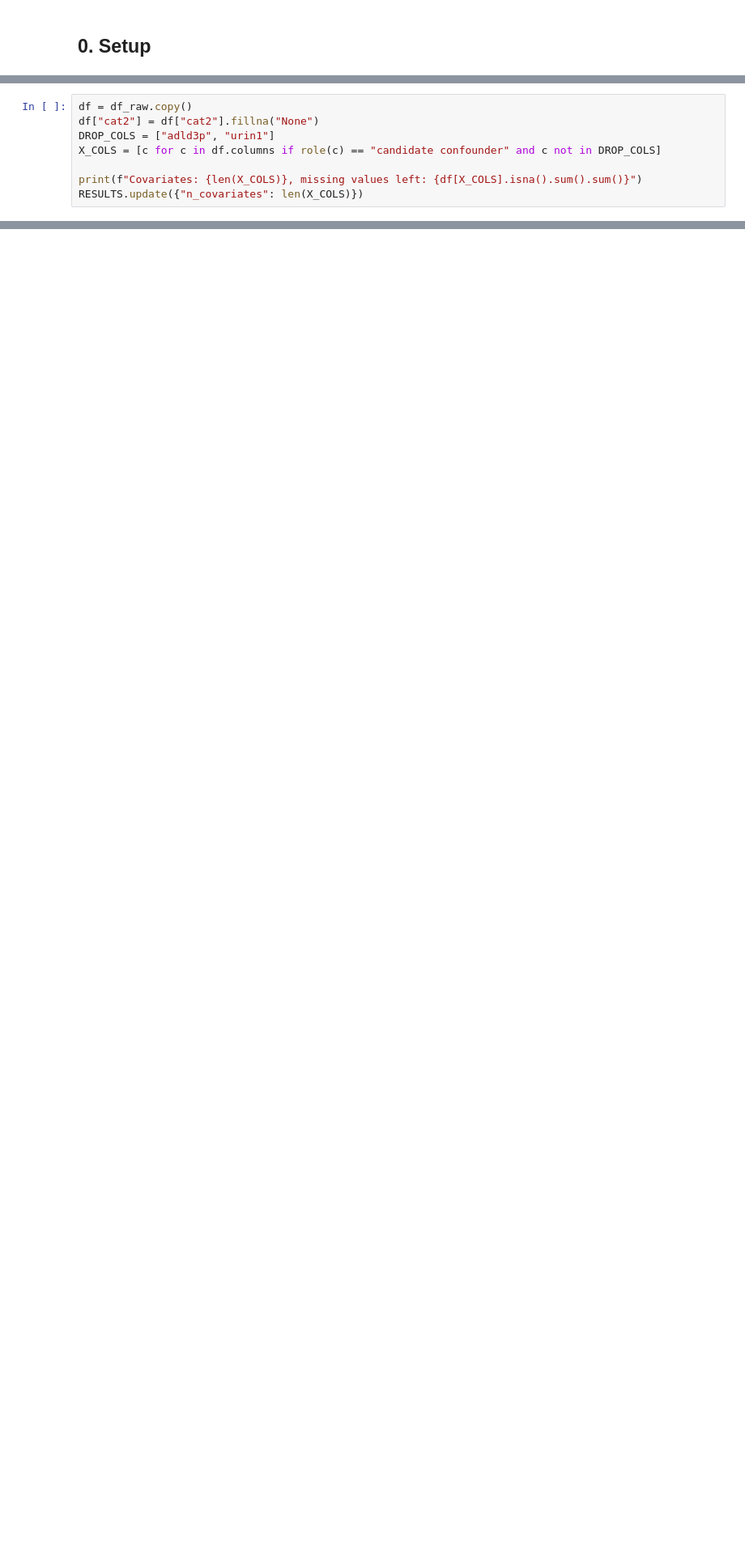
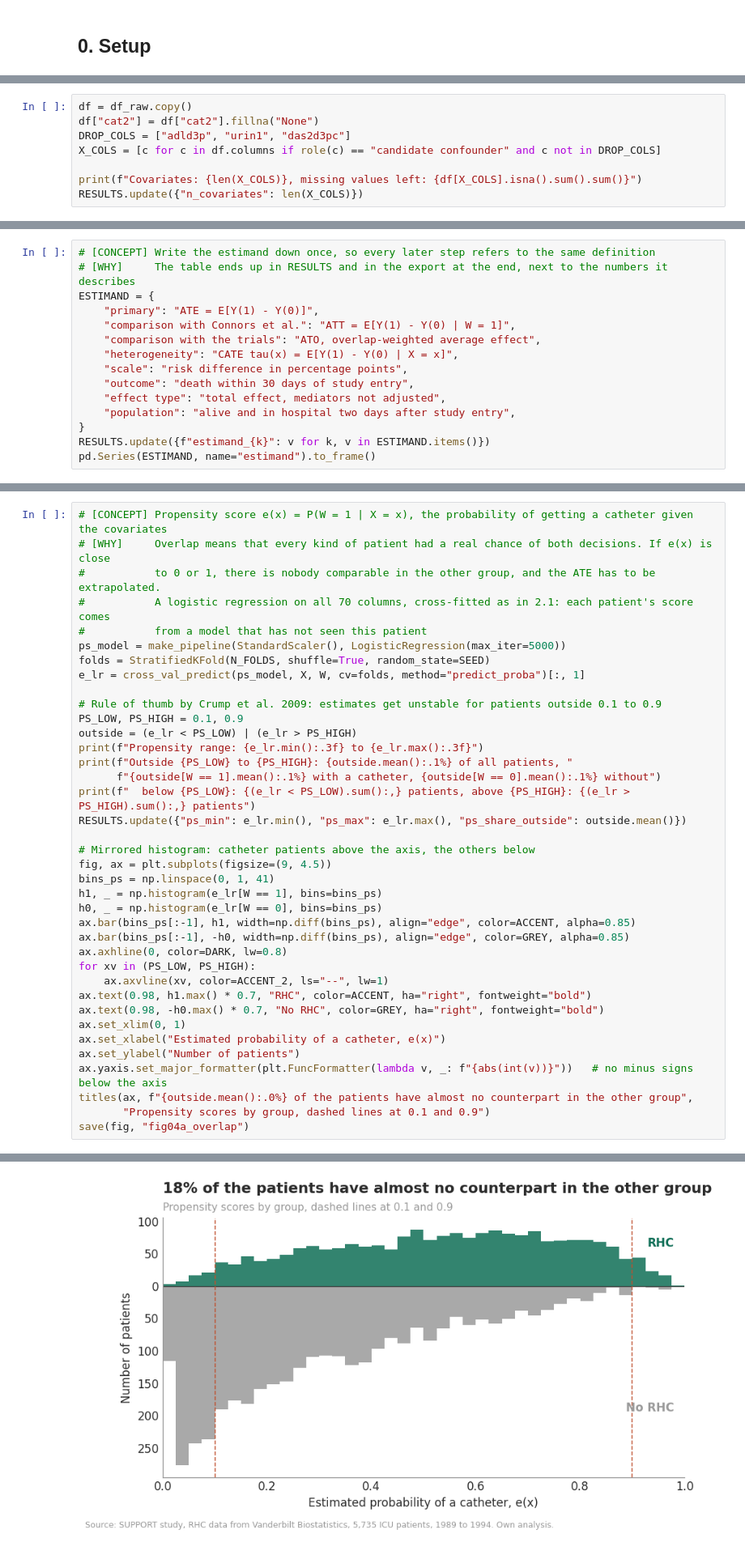
Before and after one commit to JananthanU/causal-inference-heart-catheter-mortality, a Jupyter notebook: notebooks/rhc_causal_ml_pipeline.ipynb, the cells around one changed output, grey strips where cells are left out. Shown at 81% size. Saved outputs shown, nothing was run; the diff lists cells and outputs as text; blank space fills up the shorter version.

```diff
--- a/notebooks/rhc_causal_ml_pipeline.ipynb
+++ b/notebooks/rhc_causal_ml_pipeline.ipynb
@@ -305,7 +353,7 @@ Urine output was not recorded before 1992 and is available for most patients aft
 # %%
 df = df_raw.copy()
 df["cat2"] = df["cat2"].fillna("None")
-DROP_COLS = ["adld3p", "urin1"]
+DROP_COLS = ["adld3p", "urin1", "das2d3pc"]
 X_COLS = [c for c in df.columns if role(c) == "candidate confounder" and c not in DROP_COLS]
 
 print(f"Covariates: {len(X_COLS)}, missing values left: {df[X_COLS].isna().sum().sum()}")
@@ -321,0 +797,15 @@ Covariates: 51, missing values left: 0
+# %%
+# [CONCEPT] Write the estimand down once, so every later step refers to the same definition
+# [WHY]     The table ends up in RESULTS and in the export at the end, next to the numbers it describes
+ESTIMAND = {
+    "primary": "ATE = E[Y(1) - Y(0)]",
+    "comparison with Connors et al.": "ATT = E[Y(1) - Y(0) | W = 1]",
+    "comparison with the trials": "ATO, overlap-weighted average effect",
+    "heterogeneity": "CATE tau(x) = E[Y(1) - Y(0) | X = x]",
+    "scale": "risk difference in percentage points",
+    "outcome": "death within 30 days of study entry",
+    "effect type": "total effect, mediators not adjusted",
+    "population": "alive and in hospital two days after study entry",
+}
+RESULTS.update({f"estimand_{k}": v for k, v in ESTIMAND.items()})
+pd.Series(ESTIMAND, name="estimand").to_frame()
@@ -321,0 +837,39 @@ Covariates: 51, missing values left: 0
+# %%
+# [CONCEPT] Propensity score e(x) = P(W = 1 | X = x), the probability of getting a catheter given the covariates
+# [WHY]     Overlap means that every kind of patient had a real chance of both decisions. If e(x) is close
+#           to 0 or 1, there is nobody comparable in the other group, and the ATE has to be extrapolated.
+#           A logistic regression on all 70 columns, cross-fitted as in 2.1: each patient's score comes
+#           from a model that has not seen this patient
+ps_model = make_pipeline(StandardScaler(), LogisticRegression(max_iter=5000))
+folds = StratifiedKFold(N_FOLDS, shuffle=True, random_state=SEED)
+e_lr = cross_val_predict(ps_model, X, W, cv=folds, method="predict_proba")[:, 1]
+
+# Rule of thumb by Crump et al. 2009: estimates get unstable for patients outside 0.1 to 0.9
+PS_LOW, PS_HIGH = 0.1, 0.9
+outside = (e_lr < PS_LOW) | (e_lr > PS_HIGH)
+print(f"Propensity range: {e_lr.min():.3f} to {e_lr.max():.3f}")
+print(f"Outside {PS_LOW} to {PS_HIGH}: {outside.mean():.1%} of all patients, "
+      f"{outside[W == 1].mean():.1%} with a catheter, {outside[W == 0].mean():.1%} without")
+print(f"  below {PS_LOW}: {(e_lr < PS_LOW).sum():,} patients, above {PS_HIGH}: {(e_lr > PS_HIGH).sum():,} patients")
+RESULTS.update({"ps_min": e_lr.min(), "ps_max": e_lr.max(), "ps_share_outside": outside.mean()})
+
+# Mirrored histogram: catheter patients above the axis, the others below
+fig, ax = plt.subplots(figsize=(9, 4.5))
+bins_ps = np.linspace(0, 1, 41)
+h1, _ = np.histogram(e_lr[W == 1], bins=bins_ps)
+h0, _ = np.histogram(e_lr[W == 0], bins=bins_ps)
+ax.bar(bins_ps[:-1], h1, width=np.diff(bins_ps), align="edge", color=ACCENT, alpha=0.85)
+ax.bar(bins_ps[:-1], -h0, width=np.diff(bins_ps), align="edge", color=GREY, alpha=0.85)
+ax.axhline(0, color=DARK, lw=0.8)
+for xv in (PS_LOW, PS_HIGH):
+    ax.axvline(xv, color=ACCENT_2, ls="--", lw=1)
+ax.text(0.98, h1.max() * 0.7, "RHC", color=ACCENT, ha="right", fontweight="bold")
+ax.text(0.98, -h0.max() * 0.7, "No RHC", color=GREY, ha="right", fontweight="bold")
+ax.set_xlim(0, 1)
+ax.set_xlabel("Estimated probability of a catheter, e(x)")
+ax.set_ylabel("Number of patients")
+ax.yaxis.set_major_formatter(plt.FuncFormatter(lambda v, _: f"{abs(int(v))}"))   # no minus signs below the axis
+titles(ax, f"{outside.mean():.0%} of the patients have almost no counterpart in the other group",
+       "Propensity scores by group, dashed lines at 0.1 and 0.9")
+save(fig, "fig04a_overlap")
+# %% [output]
@@ -321,0 +879 @@ Covariates: 51, missing values left: 0
+[figure, added]
```
Also changed, not shown: parts of 78 cells of this notebook, 26 other files.
